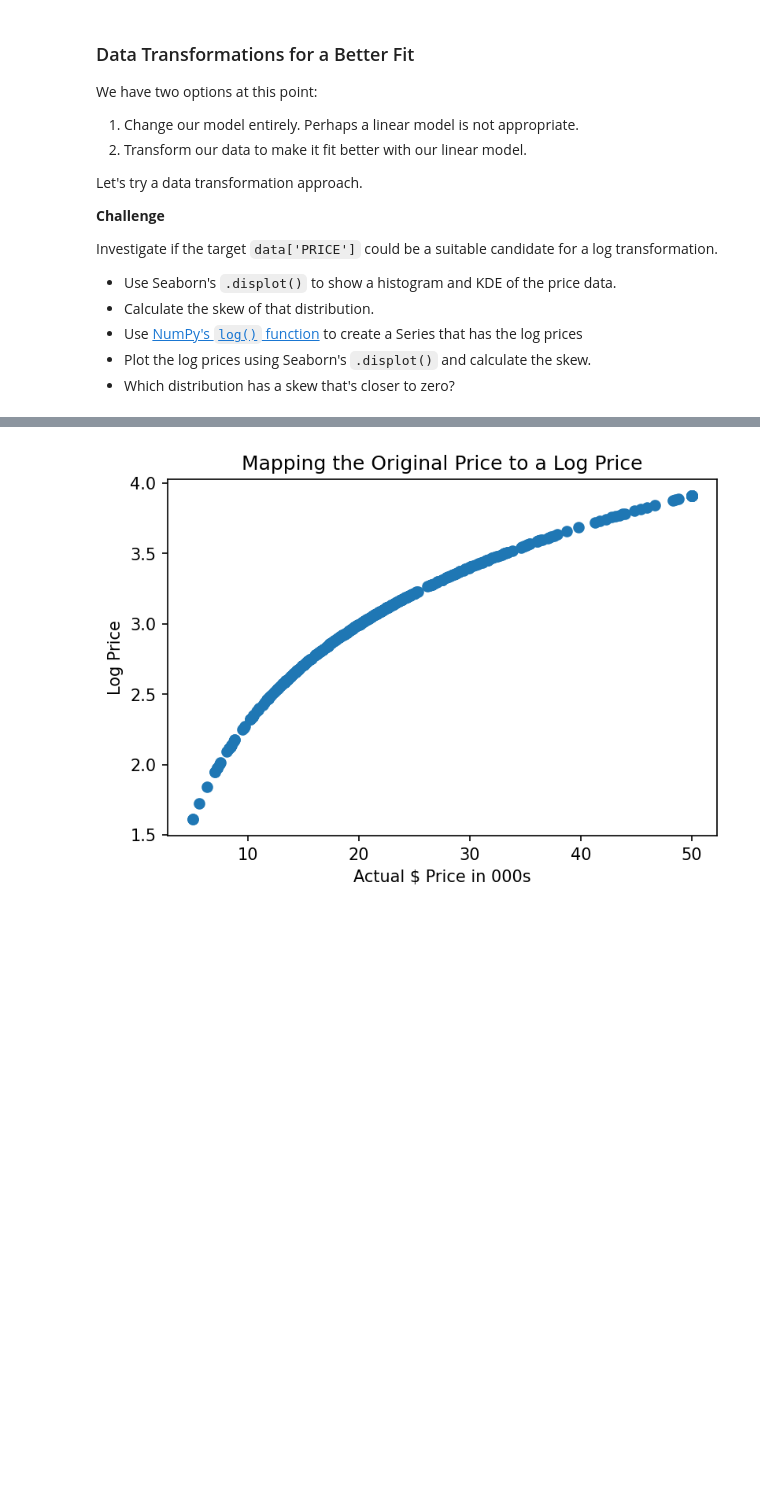
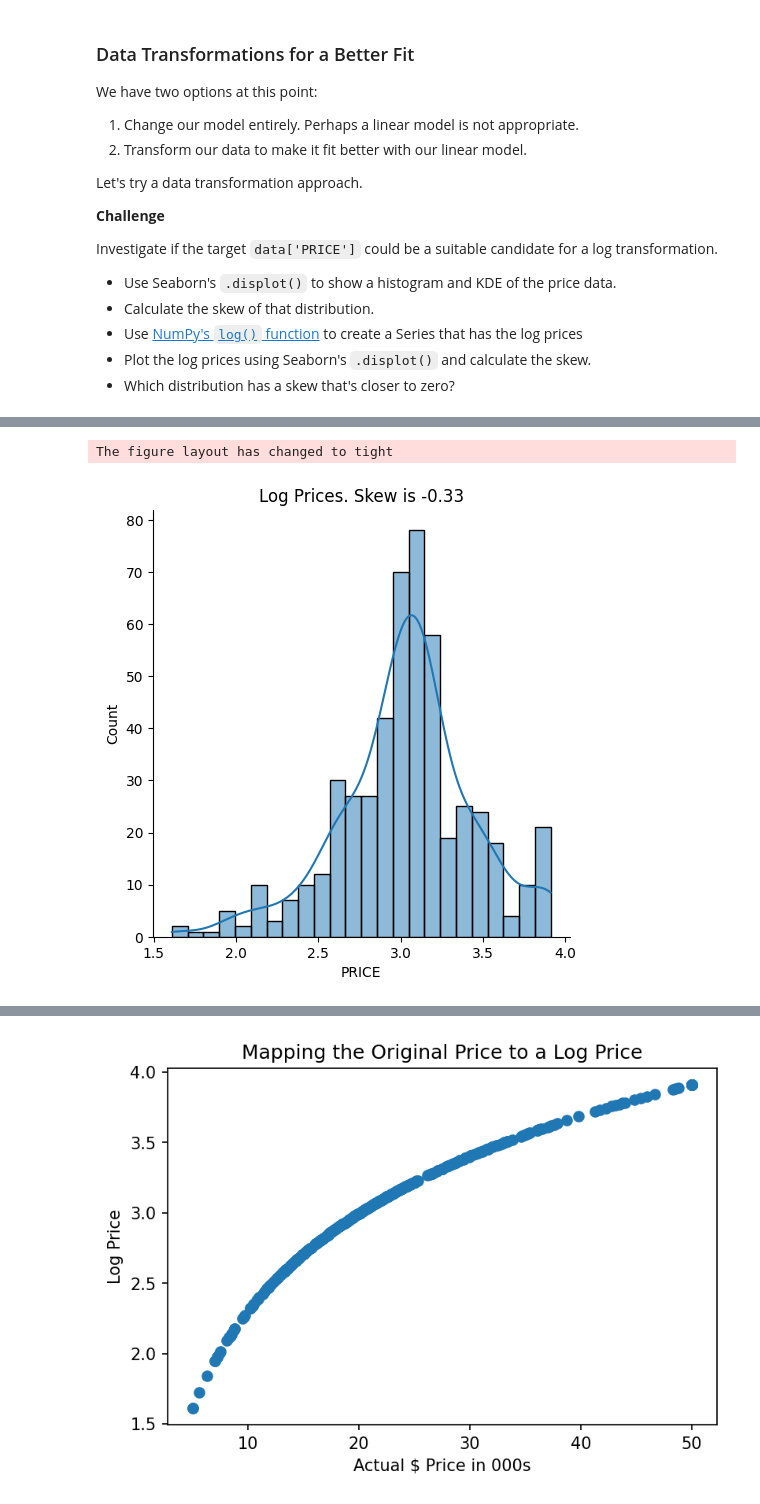
Before and after one commit to hollymartiniosos/100dayspython, a Jupyter notebook: 81. House Prices Predictor/Multivariable_Regression_and_Valuation_Model.ipynb, the cells around one changed output, grey strips where cells are left out. Drawn from its saved outputs; the diff is of its cells as text; code cells hidden in the pictures; blank space fills up the shorter version.

```diff
--- a/81. House Prices Predictor/Multivariable_Regression_and_Valuation_Model.ipynb
+++ b/81. House Prices Predictor/Multivariable_Regression_and_Valuation_Model.ipynb
@@ -448,0 +562,3 @@ Investigate if the target `data['PRICE']` could be a suitable candidate for a lo
+# %%
+log= np.log(data['PRICE'])
+log
@@ -449,3 +578,11 @@ Investigate if the target `data['PRICE']` could be a suitable candidate for a lo
+# %%
+sns.displot(log, kde=True)
+log_skew=log.skew()
+plt.title(f'Log Prices. Skew is {log_skew:.3}')
+plt.show()
+# %% [output]
+The figure layout has changed to tight
+[figure, added]
 # %% [markdown]
 #### How does the log transformation work?
 
```
Also changed, not shown: parts of 24 cells of this notebook.
